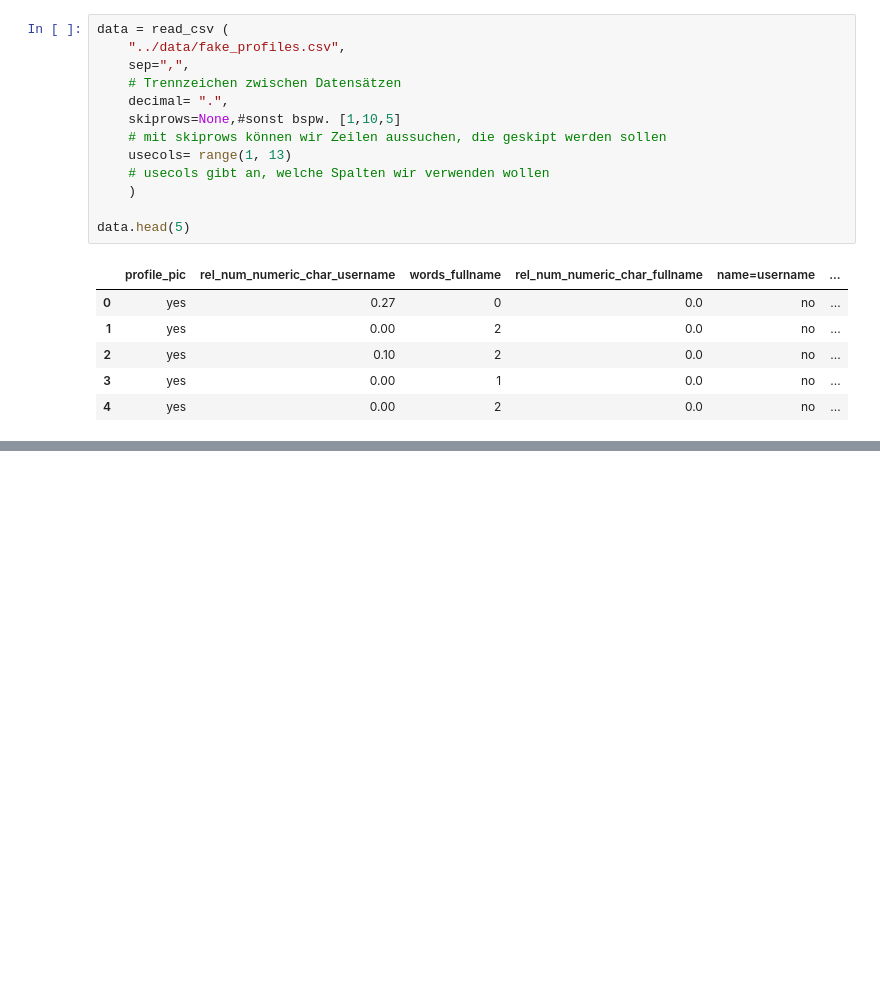
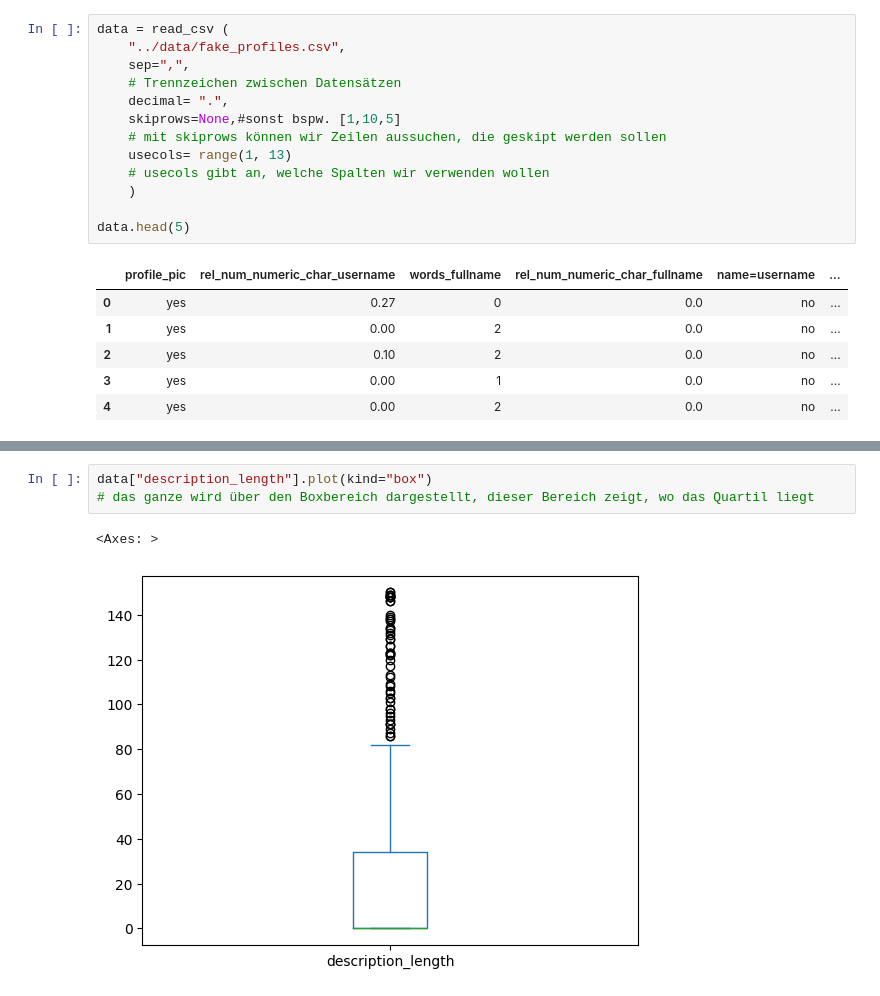
Before and after one commit to leaannadsr/data-science-SS25, a Jupyter notebook: code/lektion_02.ipynb, the cells around one changed output, grey strips where cells are left out. Drawn from its saved outputs; the diff is of its cells as text; blank space fills up the shorter version.

```diff
--- a/code/lektion_02.ipynb
+++ b/code/lektion_02.ipynb
@@ -77,0 +315,6 @@ data.head(5)
+# %%
+data["description_length"].plot(kind="box")
+# das ganze wird über den Boxbereich dargestellt, dieser Bereich zeigt, wo das Quartil liegt
+# %% [output]
+<Axes: >
+[figure, added]
```
Also changed, not shown: parts of 28 cells of this notebook.
